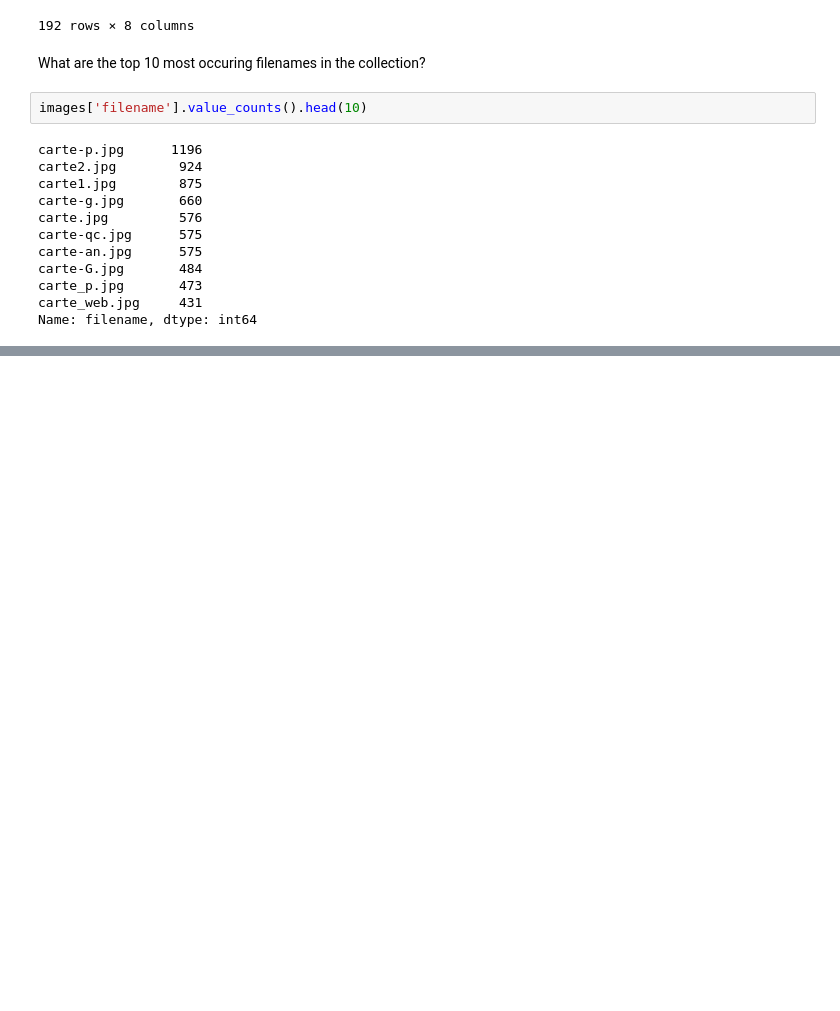
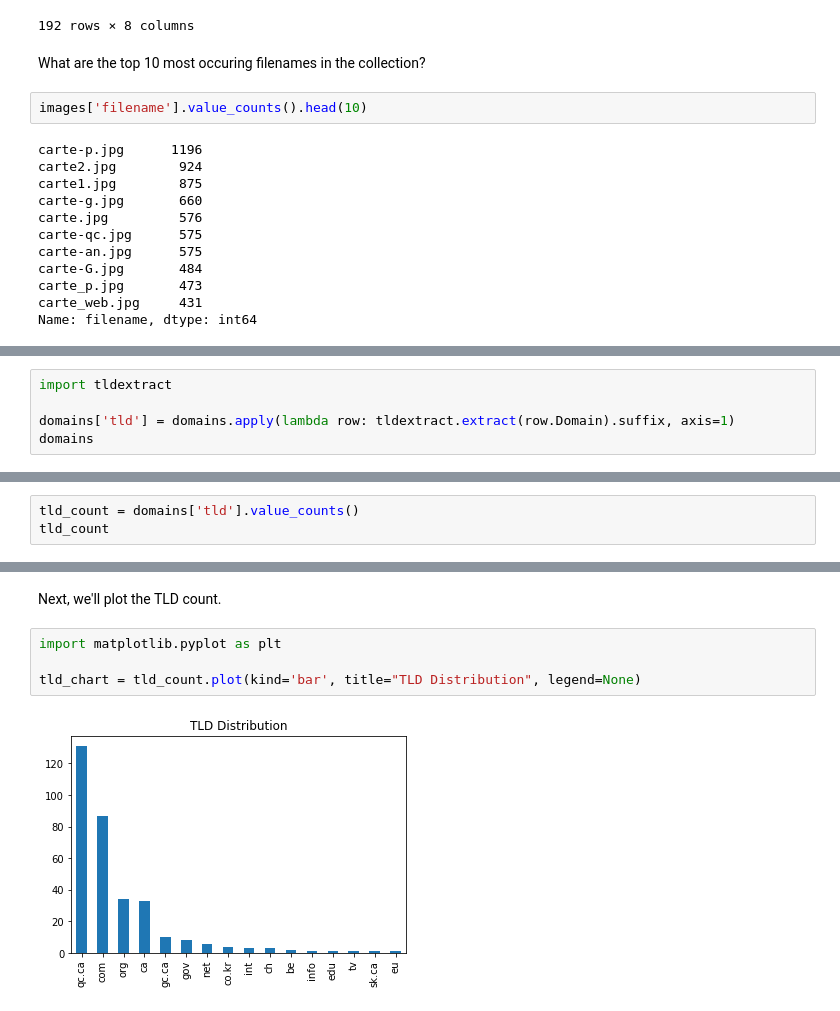
Before and after one commit to archivesunleashed/notebooks, a Jupyter notebook: parquet_pandas_example.ipynb, the cells around one changed output, grey strips where cells are left out. Cells and saved outputs as stored; diff of their text form; blank space fills up the shorter version.

Commit message:
Add domains example.

```diff
--- a/parquet_pandas_example.ipynb
+++ b/parquet_pandas_example.ipynb
@@ -315,0 +313,5 @@ images.groupby('md5').count()
+# %%
+import tldextract
+
+domains['tld'] = domains.apply(lambda row: tldextract.extract(row.Domain).suffix, axis=1)
+domains
@@ -315,0 +334,3 @@ images.groupby('md5').count()
+# %%
+tld_count = domains['tld'].value_counts()
+tld_count
@@ -315,0 +355,8 @@ images.groupby('md5').count()
+# %% [markdown]
+Next, we'll plot the TLD count.
+# %%
+import matplotlib.pyplot as plt
+
+tld_chart = tld_count.plot(kind='bar', title="TLD Distribution", legend=None)
+# %% [output]
+[figure, added]
```
Also changed, not shown: parts of 7 cells of this notebook.
